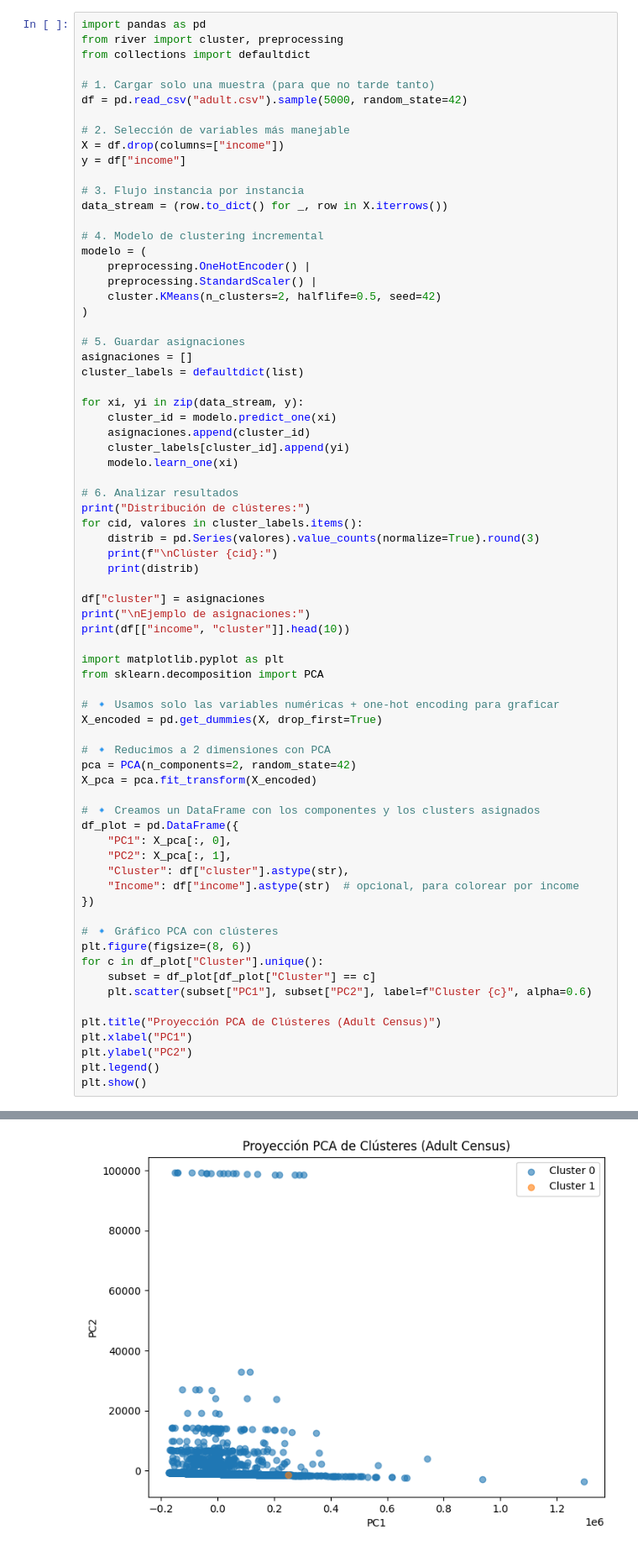
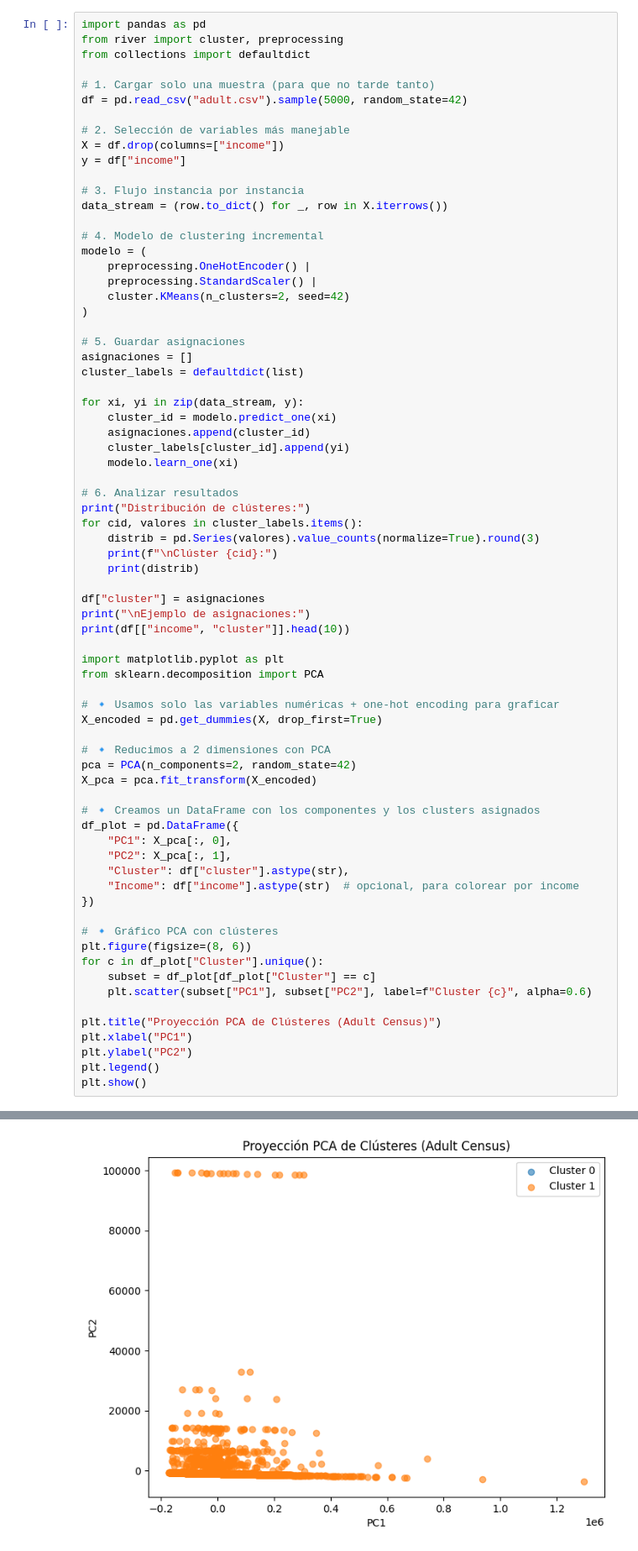
Before and after one commit to ignacioareal23-svg/AASeriesTemporalesFlujosDeDatos, a Jupyter notebook: Practica Flujos de datos.ipynb, the cells around one changed output, grey strips where cells are left out. Shown: that part at 84% size. Cells and saved outputs as stored; diff of their text form.

```diff
--- a/Practica Flujos de datos.ipynb
+++ b/Practica Flujos de datos.ipynb
@@ -664,7 +664,7 @@ data_stream = (row.to_dict() for _, row in X.iterrows())
 modelo = (
     preprocessing.OneHotEncoder() |
     preprocessing.StandardScaler() |
-    cluster.KMeans(n_clusters=2, halflife=0.5, seed=42)
+    cluster.KMeans(n_clusters=2, seed=42)
 )
 
 # 5. Guardar asignaciones
@@ -738,4 +738,4 @@ Ejemplo de asignaciones:
-[figure, old version]
+[figure, new version]
 # %%
 # 🔹 Gráfico PCA coloreado por la etiqueta real (income)
 plt.figure(figsize=(8, 6))
```
Also changed, not shown: parts of 1 cell of this notebook, 3 other files.
